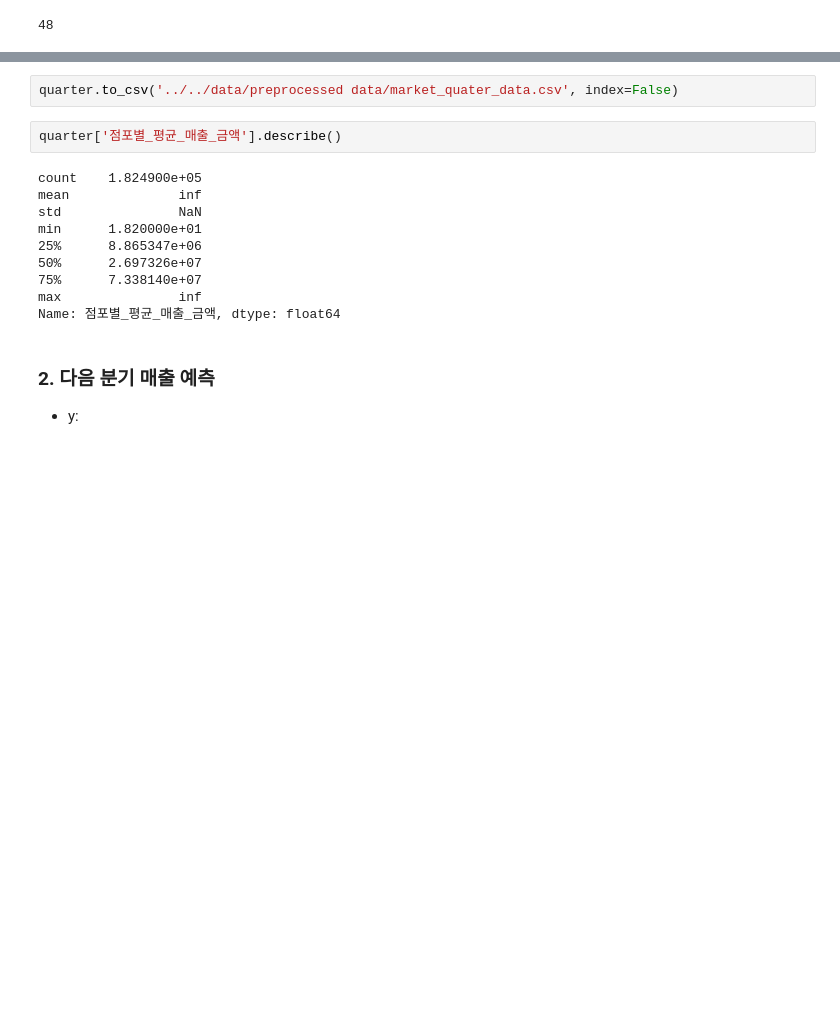
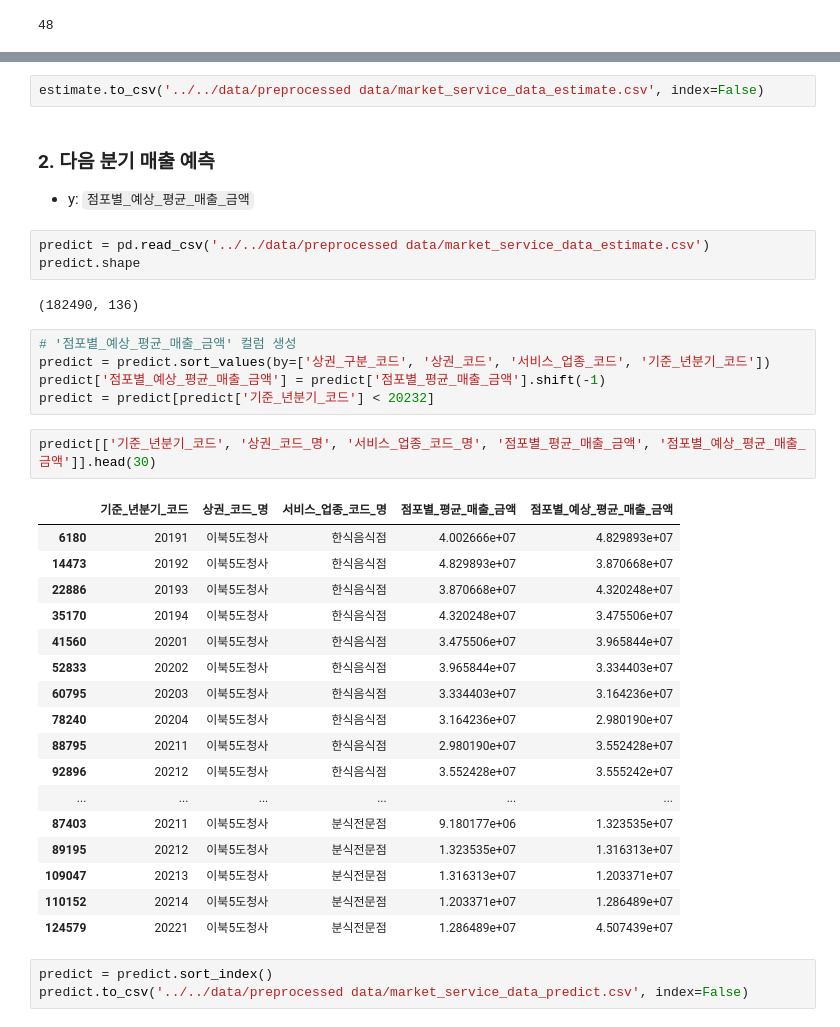
Before and after one commit to KT-AIvle-4th-Big-Project-Team2/SAI, a Jupyter notebook: Modeling/data cleansing_상권.ipynb, the cells around one changed output, grey strips where cells are left out. Drawn from its saved outputs; the diff is of its cells as text; blank space fills up the shorter version.

```diff
--- a/Modeling/data cleansing_상권.ipynb
+++ b/Modeling/data cleansing_상권.ipynb
@@ -1075,17 +1040,38 @@ quarter.shape
 # %%
-quarter.to_csv('../../data/preprocessed data/market_quater_data.csv', index=False)
+estimate.to_csv('../../data/preprocessed data/market_service_data_estimate.csv', index=False)
-# %%
-quarter['점포별_평균_매출_금액'].describe()
-# %% [output]
-count    1.824900e+05
-mean              inf
-std               NaN
-min      1.820000e+01
-25%      8.865347e+06
-50%      2.697326e+07
-75%      7.338140e+07
-max               inf
-Name: 점포별_평균_매출_금액, dtype: float64
 # %% [markdown]
 ### 2. 다음 분기 매출 예측
-- y:
+- y: `점포별_예상_평균_매출_금액`
+# %%
+predict = pd.read_csv('../../data/preprocessed data/market_service_data_estimate.csv')
+predict.shape
+# %% [output]
+(182490, 136)
+# %%
+# '점포별_예상_평균_매출_금액' 컬럼 생성
+predict = predict.sort_values(by=['상권_구분_코드', '상권_코드', '서비스_업종_코드', '기준_년분기_코드'])
+predict['점포별_예상_평균_매출_금액'] = predict['점포별_평균_매출_금액'].shift(-1)
+predict = predict[predict['기준_년분기_코드'] < 20232]
+# %%
+predict[['기준_년분기_코드', '상권_코드_명', '서비스_업종_코드_명', '점포별_평균_매출_금액', '점포별_예상_평균_매출_금액']].head(30)
+# %% [output]
+|  | 기준_년분기_코드 | 상권_코드_명 | 서비스_업종_코드_명 | 점포별_평균_매출_금액 | 점포별_예상_평균_매출_금액 |
+| 6180 | 20191 | 이북5도청사 | 한식음식점 | 4.002666e+07 | 4.829893e+07 |
+| 14473 | 20192 | 이북5도청사 | 한식음식점 | 4.829893e+07 | 3.870668e+07 |
+| 22886 | 20193 | 이북5도청사 | 한식음식점 | 3.870668e+07 | 4.320248e+07 |
+| 35170 | 20194 | 이북5도청사 | 한식음식점 | 4.320248e+07 | 3.475506e+07 |
+| 41560 | 20201 | 이북5도청사 | 한식음식점 | 3.475506e+07 | 3.965844e+07 |
+| 52833 | 20202 | 이북5도청사 | 한식음식점 | 3.965844e+07 | 3.334403e+07 |
+| 60795 | 20203 | 이북5도청사 | 한식음식점 | 3.334403e+07 | 3.164236e+07 |
+| 78240 | 20204 | 이북5도청사 | 한식음식점 | 3.164236e+07 | 2.980190e+07 |
+| 88795 | 20211 | 이북5도청사 | 한식음식점 | 2.980190e+07 | 3.552428e+07 |
+| 92896 | 20212 | 이북5도청사 | 한식음식점 | 3.552428e+07 | 3.555242e+07 |
+| ... | ... | ... | ... | ... | ... |
+| 87403 | 20211 | 이북5도청사 | 분식전문점 | 9.180177e+06 | 1.323535e+07 |
+| 89195 | 20212 | 이북5도청사 | 분식전문점 | 1.323535e+07 | 1.316313e+07 |
+| 109047 | 20213 | 이북5도청사 | 분식전문점 | 1.316313e+07 | 1.203371e+07 |
+| 110152 | 20214 | 이북5도청사 | 분식전문점 | 1.203371e+07 | 1.286489e+07 |
+| 124579 | 20221 | 이북5도청사 | 분식전문점 | 1.286489e+07 | 4.507439e+07 |
+# %%
+predict = predict.sort_index()
+predict.to_csv('../../data/preprocessed data/market_service_data_predict.csv', index=False)
```
Also changed, not shown: parts of 14 cells of this notebook.
